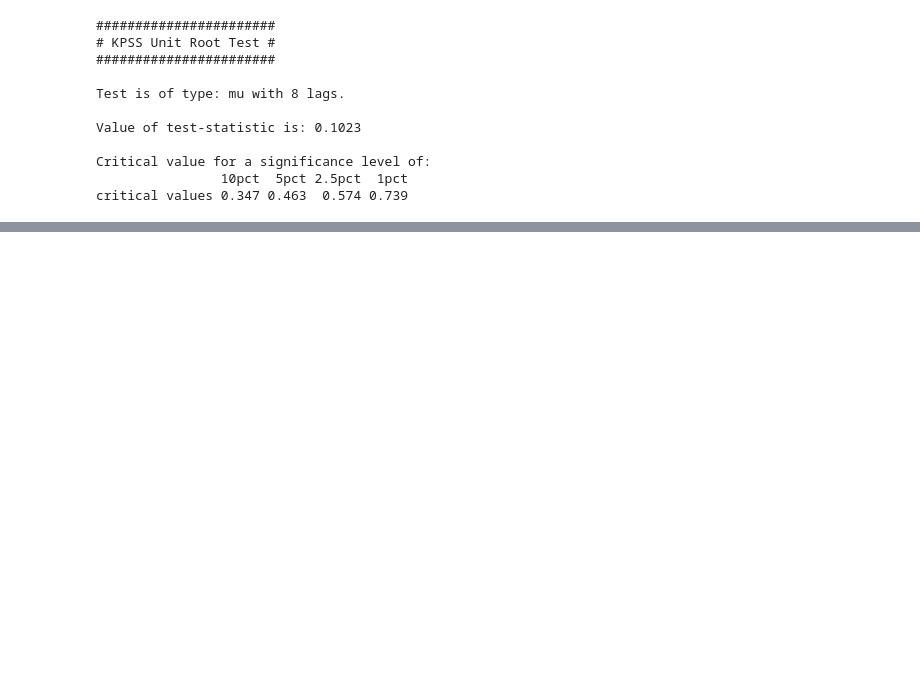
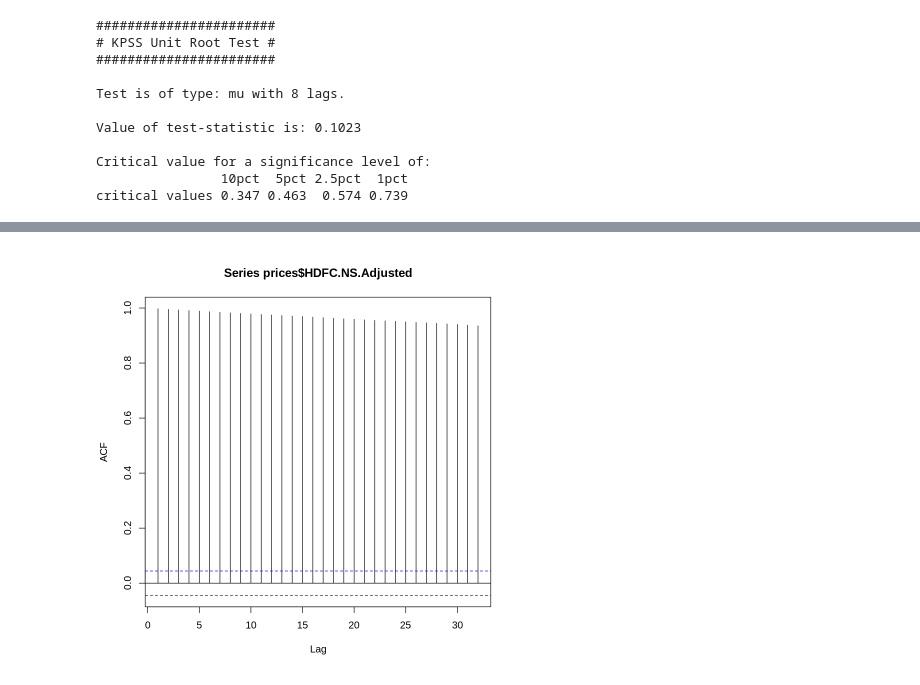
Before and after one commit to ravindrabajpai/sp_forecasting, a Jupyter notebook: r_colab_2.ipynb, the cells around one changed output, grey strips where cells are left out. Cells and saved outputs as stored; diff of their text form; code cells hidden in the pictures; blank space fills up the shorter version.

```diff
--- a/r_colab_2.ipynb
+++ b/r_colab_2.ipynb
@@ -316,0 +336,5 @@ critical values 0.347 0.463  0.574 0.739
+# %%
+# on the otherhand if we compute ACF on data with trend
+acf(prices$HDFC.NS.Adjusted)
+# %% [output]
+[figure, added]
```
Also changed, not shown: parts of 8 cells of this notebook.
